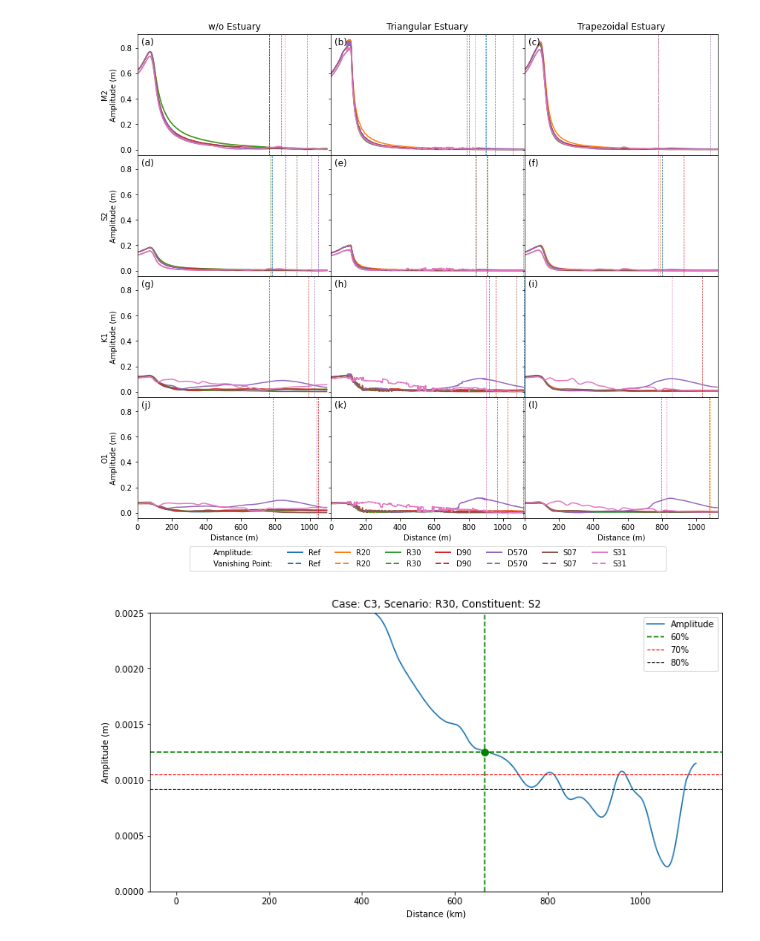
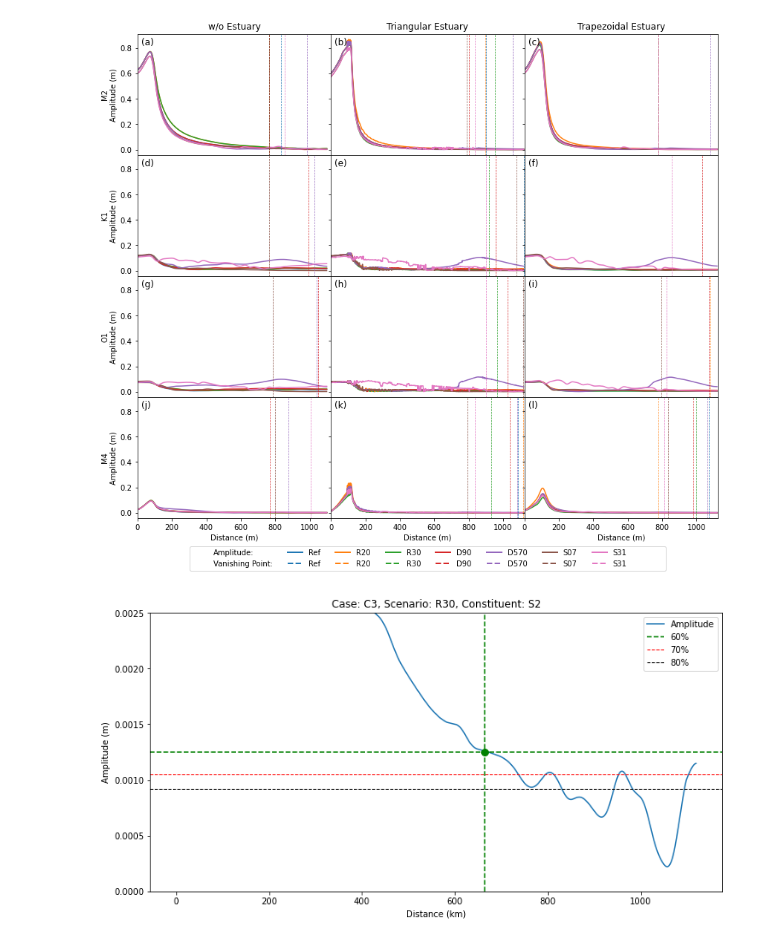
Before and after one commit to cheginit/coastal_transition_zone, a Jupyter notebook: notebooks/tidal_vanishing.ipynb, the cells around one changed output. Saved outputs shown, nothing was run; the diff lists cells and outputs as text; code cells hidden in the pictures.

```diff
--- a/notebooks/tidal_vanishing.ipynb
+++ b/notebooks/tidal_vanishing.ipynb
@@ -106,6 +115,7 @@ with tqdm(
         pbar.update(1)
 # %%
 _amps = {}
+principals = ["M2", "S2", "N2", "K1", "O1", "M4", "M6", "S4"]
 cols = principals + ["x"]
 for c in class_list:
     cnames = utils.get_case(c)
@@ -118,3 +128,24 @@ amps = {}
 for c, a in _amps.items():
     amps[c] = {p: pd.DataFrame({s: a[s][p] for s in LABELS.values()}) for p in cols}
 del _amps
+# %%
+fig, axs = plt.subplots(
+    1,
+    3,
+    figsize=(19, 5),
+    sharex=True,
+    sharey=True,
+    gridspec_kw={"hspace": 0, "wspace": 0},
+)
+cats = [principals[:3], principals[3:5], principals[5:]]
+cat_names = ["Semidiurnal", "Diurnal", "Overtied"]
+
+cl, sc = "C1", "D570"
+tides = pd.DataFrame({p: amps[cl][p][sc] for p in principals})
+for i, (p, c) in enumerate(zip(cats, cat_names)):
+    tides[p].plot(ax=axs[i])
+    axs[i].set_title(c, loc="left", y=0.92, x=0.02)
+    axs[i].set_xlabel("Distance (km)")
+axs[0].set_ylabel("Amplitude (m)")
+fig.suptitle(f"{CLASSES[cl]} with {SCNEARIOS[sc]}", size=16)
+fig.savefig(Path(img_path, "tide_constituents_example.png"), **SAVE_KWDS)
@@ -127,7 +160,9 @@ fig, axs = plt.subplots(
     sharey=True,
     gridspec_kw={"hspace": 0, "wspace": 0},
 )
-tcs = list(tlz.partition(3, itertools.product(principals, CLASSES)))
+
+tide_plt = ["M2", "K1", "O1", "M4"]
+tcs = list(tlz.partition(3, itertools.product(tide_plt, CLASSES)))
 vanish_pts = {}
 alphabest = [f"({s})" for s in string.ascii_lowercase[: len(axs) * len(axs[0])]]
 fig_label = list(tlz.partition(len(axs[0]), alphabest))
@@ -178,34 +213,34 @@ for i in range(4):
         )
         ax.text(
             0.02,
             0.97,
             text,
             size=12,
             horizontalalignment="left",
             verticalalignment="top",
             transform=ax.transAxes,
         )
         ax.margins(x=0)
         if i == 0:
             ax.set_title(CLASSES[cl])
         if j == 0:
             ax.set_ylabel(f"{tc}\nAmplitude (m)")
         if i == 3:
             ax.set_xlabel("Distance (m)")
         if i == 3 and j == 1:
             legends = [f"{s} (Amp.)" for s in amp.columns] + [
                 f"{s} (VP)" for s in amp.columns
             ]
             ax.legend(
                 handles=handles,
                 loc="upper center",
                 bbox_to_anchor=(0.5, -0.2),
                 ncol=len(amp.columns) + 2,
             )
     vanish_pts[tc] = pd.DataFrame(vp_x)
 fig.savefig(Path(img_path, "vanishing_point.png"), **SAVE_KWDS)
 # %% [output]
-[figure, old version]
+[figure, new version]
 # %%
 for c, df in vanish_pts.items():
     df.to_csv(Path(out_path, f"vp_{c}.csv"))
```
Also changed, not shown: parts of 3 cells of this notebook.
